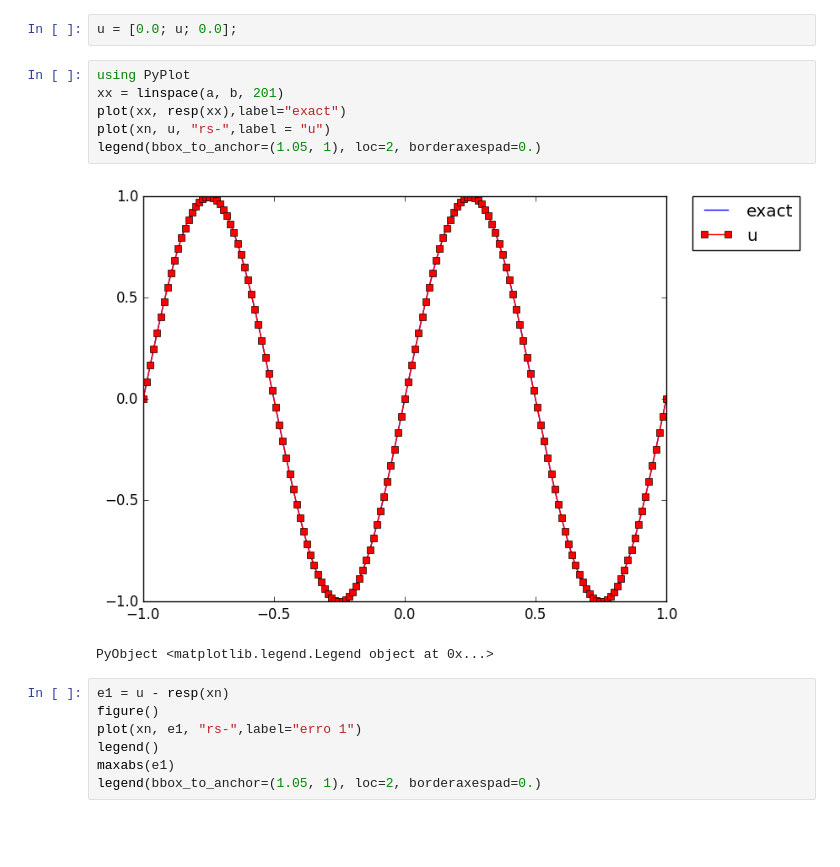
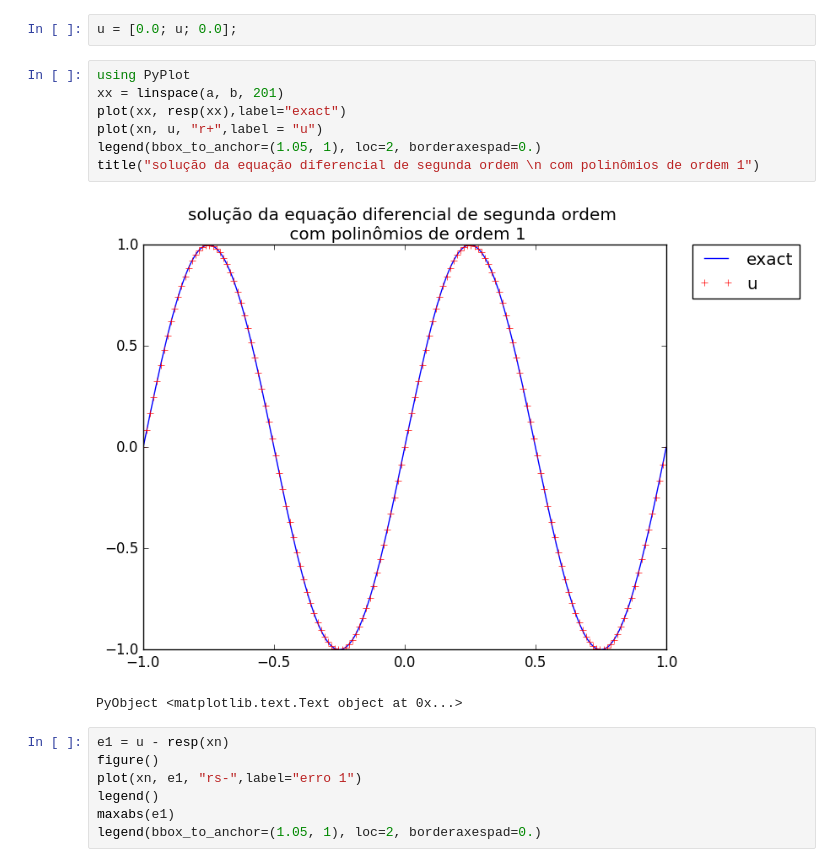
Before and after one commit to augustot2/monografia, a Jupyter notebook: src/codes/fem1d_paulo.ipynb, the cells around one changed output. Drawn from its saved outputs; the diff is of its cells as text; blank space fills up the shorter version.

```diff
--- a/src/codes/fem1d_paulo.ipynb
+++ b/src/codes/fem1d_paulo.ipynb
@@ -108,12 +108,13 @@ u = [0.0; u; 0.0];
 # %%
 using PyPlot
 xx = linspace(a, b, 201)
 plot(xx, resp(xx),label="exact")
-plot(xn, u, "rs-",label = "u")
+plot(xn, u, "r+",label = "u")
 legend(bbox_to_anchor=(1.05, 1), loc=2, borderaxespad=0.)
+title("solução da equação diferencial de segunda ordem \n com polinômios de ordem 1")
 # %% [output]
-[figure, old version]
+[figure, new version]
-PyObject <matplotlib.legend.Legend object at 0x...>
+PyObject <matplotlib.text.Text object at 0x...>
 # %%
 e1 = u - resp(xn)
 figure()
```
Also changed, not shown: parts of 3 cells of this notebook, 12 other files.
